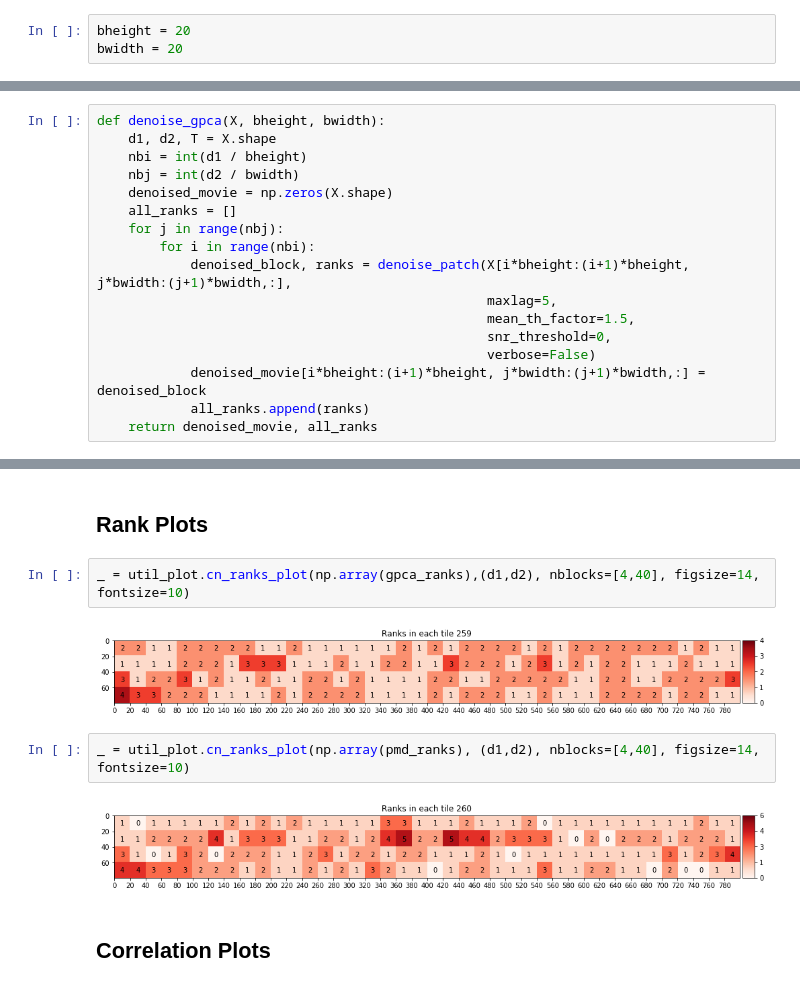
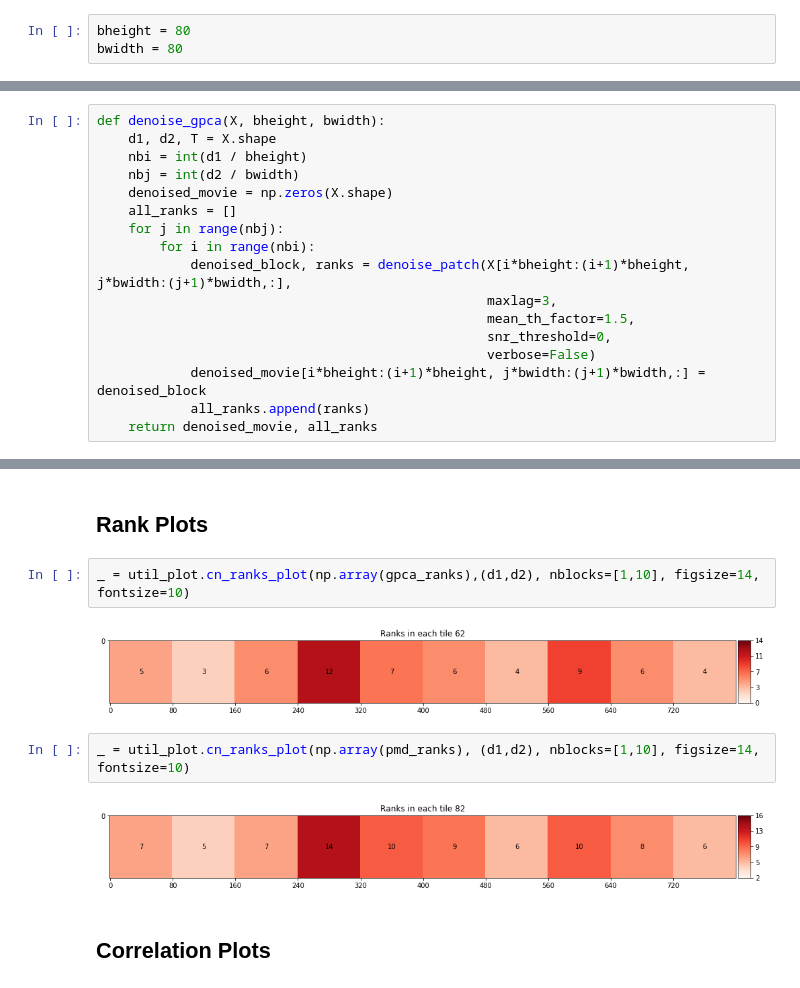
Before and after one commit to ekellbuch/cocaim, a Jupyter notebook: Denoiser Comparison VI.ipynb, the cells around one changed output, grey strips where cells are left out. Cells and saved outputs as stored; diff of their text form.

```diff
--- a/Denoiser Comparison VI.ipynb
+++ b/Denoiser Comparison VI.ipynb
@@ -18,8 +18,8 @@ import greedyPCA_SV as gpca
 X = np.load("../trefide/data/prepared_sampleMovie.npy")
 d1, d2, T = X.shape
 # %%
-bheight = 20
-bwidth = 20
+bheight = 80
+bwidth = 80
 # %% [markdown]
 # Define Utility Functions
 # %%
@@ -32,7 +32,7 @@ def denoise_gpca(X, bheight, bwidth):
     for j in range(nbj):
         for i in range(nbi):
             denoised_block, ranks = denoise_patch(X[i*bheight:(i+1)*bheight, j*bwidth:(j+1)*bwidth,:],
-                                                  maxlag=5,
+                                                  maxlag=3,
                                                   mean_th_factor=1.5,
                                                   snr_threshold=0,
                                                   verbose=False)
@@ -143,13 +136,13 @@ pmd_denoised, pmd_ranks = denoise_pmd(X, bheight, bwidth)
 # %% [markdown]
 ## Rank Plots
 # %%
-_ = util_plot.cn_ranks_plot(np.array(gpca_ranks),(d1,d2), nblocks=[4,40], figsize=14, fontsize=10)
+_ = util_plot.cn_ranks_plot(np.array(gpca_ranks),(d1,d2), nblocks=[1,10], figsize=14, fontsize=10)
 # %% [output]
-[figure, old version]
+[figure, new version]
 # %%
-_ = util_plot.cn_ranks_plot(np.array(pmd_ranks), (d1,d2), nblocks=[4,40], figsize=14, fontsize=10)
+_ = util_plot.cn_ranks_plot(np.array(pmd_ranks), (d1,d2), nblocks=[1,10], figsize=14, fontsize=10)
 # %% [output]
-[figure, old version]
+[figure, new version]
 # %% [markdown]
 ## Correlation Plots
 # %%
```
Also changed, not shown: parts of 4 cells of this notebook.
